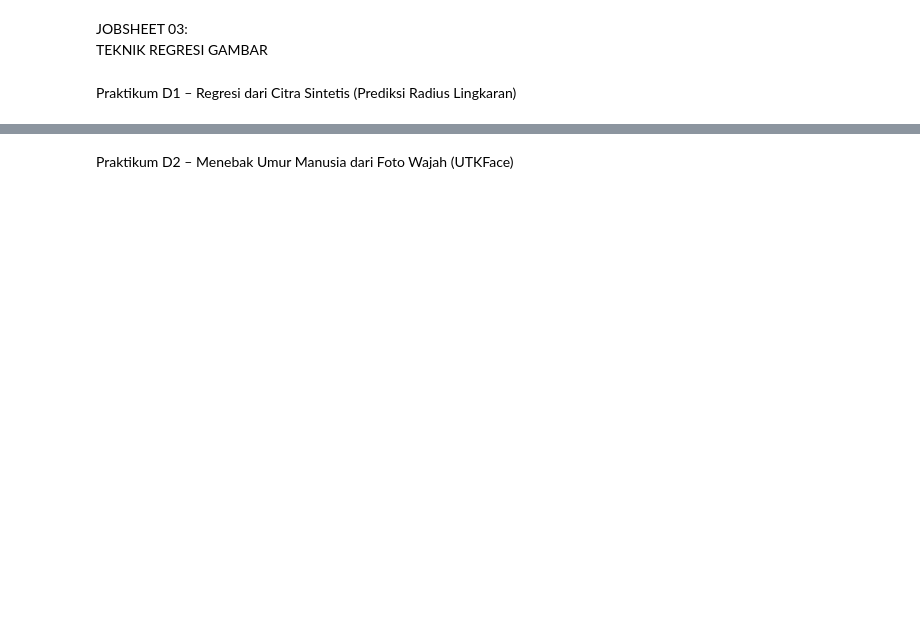
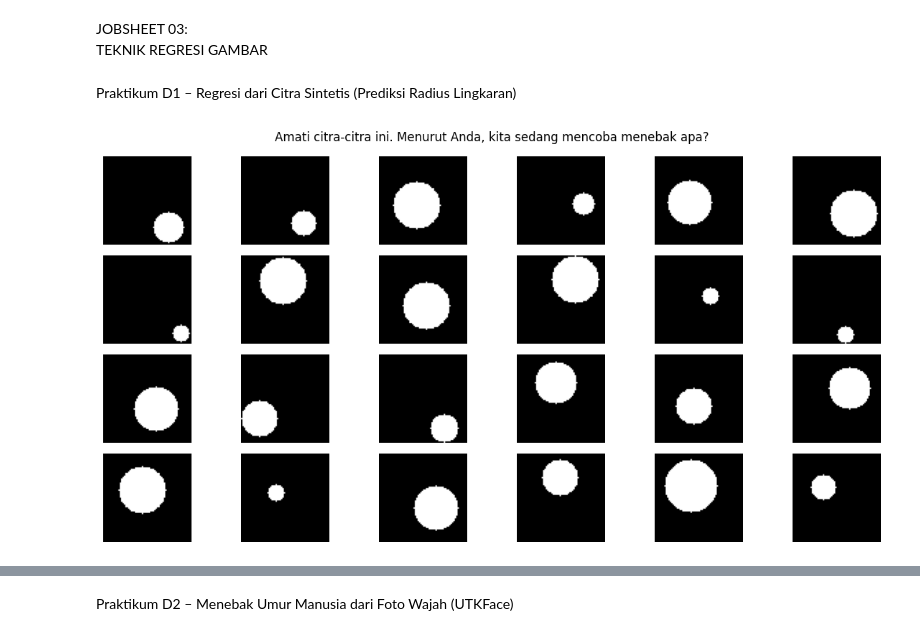
Before and after one commit to Algaray02/Visi_Komputer_TI-2A_05, a Jupyter notebook: Jobsheet 3/Jobsheet_3_VC.ipynb, the cells around one changed output, grey strips where cells are left out. Saved outputs shown, nothing was run; the diff lists cells and outputs as text; code cells hidden in the pictures; blank space fills up the shorter version.

```diff
--- a/Jobsheet 3/Jobsheet_3_VC.ipynb
+++ b/Jobsheet 3/Jobsheet_3_VC.ipynb
@@ -5,0 +37,25 @@ Praktikum D1 – Regresi dari Citra Sintetis (Prediksi Radius Lingkaran)
+# %%
+# Buat 24 contoh untuk visualisasi
+N_show = 24
+samples = [make_sample() for _ in range(N_show)]
+
+imgs = [s[0] for s in samples]
+rads = [s[1] for s in samples]
+centers = [s[2] for s in samples]
+
+# Grid gambar tanpa label
+cols = 6
+rows = N_show // cols
+
+plt.figure(figsize=(12, 6))
+
+for i in range(N_show):
+    plt.subplot(rows, cols, i + 1)
+    plt.imshow(imgs[i].squeeze(), cmap='gray')
+    plt.axis('off')
+
+plt.suptitle("Amati citra-citra ini. Menurut Anda, kita sedang mencoba menebak apa?")
+plt.tight_layout()
+plt.show()
+# %% [output]
+[figure, added]
```
Also changed, not shown: parts of 27 cells of this notebook.
